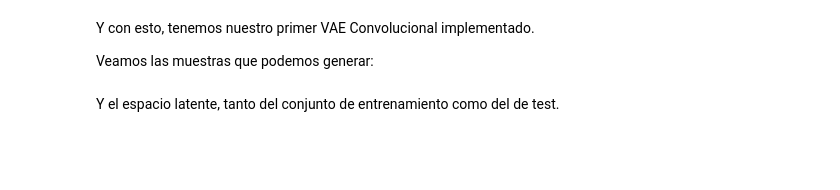
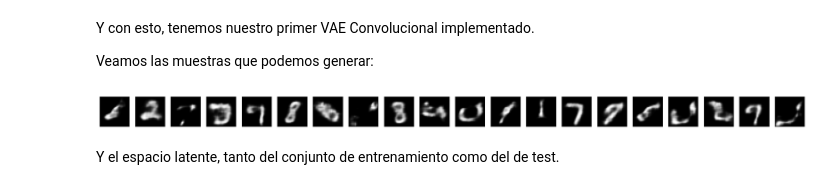
Before and after one commit to Cortijo02/MG, a Jupyter notebook: Practica1/Práctica_1_Autoencoders_y_VAEs_Enunciado.ipynb, the cells around one changed output. Cells and saved outputs as stored; diff of their text form; code cells hidden in the pictures; blank space fills up the shorter version.

```diff
--- a/Practica1/Práctica_1_Autoencoders_y_VAEs_Enunciado.ipynb
+++ b/Practica1/Práctica_1_Autoencoders_y_VAEs_Enunciado.ipynb
@@ -69,3 +94,21 @@ decoder = keras.Model(latent_inputs, outputs, name='decoder')
+# %%
+# Create decoder
+## Aquí tu código ##
+
+latent_inputs = keras.Input(shape=(latent_dim,), name='z_sampling')
+
+x = layers.Dense(4 * 4 * 4, activation="relu")(latent_inputs)
+x = layers.Reshape((4, 4, 4))(x)
+x = layers.Conv2D(4, (3,3), activation = "relu", padding = "same")(x)
+x = layers.UpSampling2D((2, 2))(x)
+x = layers.Conv2D(8, (3,3), activation = "relu", padding = "same")(x)
+x = layers.UpSampling2D((2, 2))(x)
+x = layers.Conv2D(16, (3,3), activation = "relu", padding = "valid")(x)
+x = layers.UpSampling2D((2, 2))(x)
+
+outputs = layers.Conv2D(1, (3,3), activation = "sigmoid", padding = "same")(x)
+
+decoder = keras.Model(latent_inputs, outputs, name='decoder')
 # %%
 from keras.utils import plot_model
 plot_model(decoder, show_shapes=True)
@@ -137,3 +215,25 @@ plot_latent_space(decoder, n=20, figsize=10)
+# %%
+import numpy as np
+import matplotlib.pyplot as plt
+
+# Generar muestras aleatorias en el espacio latente (por ejemplo, 10 muestras)
+num_samples = 20
+latent_samples = np.random.normal(0, 1, (num_samples, latent_dim))  # Generar muestras aleatorias en el espacio latente
+
+# Utilizar el decodificador para obtener imágenes generadas
+generated_images = decoder.predict(latent_samples)
+
+# Mostrar las imágenes generadas
+plt.figure(figsize=(25, 15))
+for i in range(num_samples):
+    ax = plt.subplot(2, num_samples, i + 1)
+    plt.imshow(generated_images[i].reshape(28, 28), cmap='gray')
+    ax.get_xaxis().set_visible(False)
+    ax.get_yaxis().set_visible(False)
+
+plt.show()
+# %% [output]
+[figure, added]
 # %% [markdown]
 Y el espacio latente, tanto del conjunto de entrenamiento como del de test.
 # %%
```
Also changed, not shown: parts of 16 cells of this notebook.
